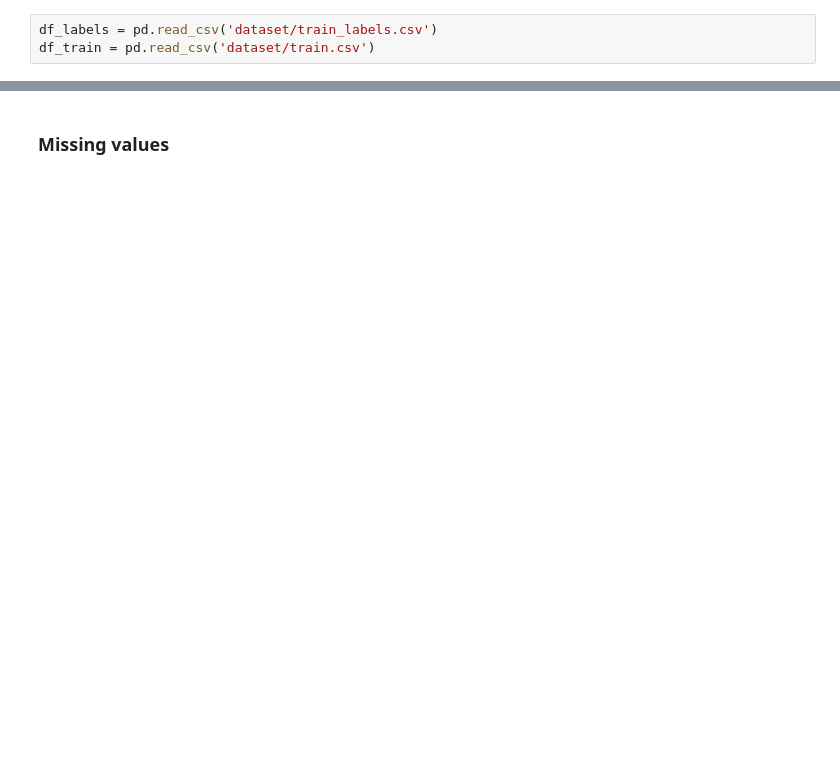
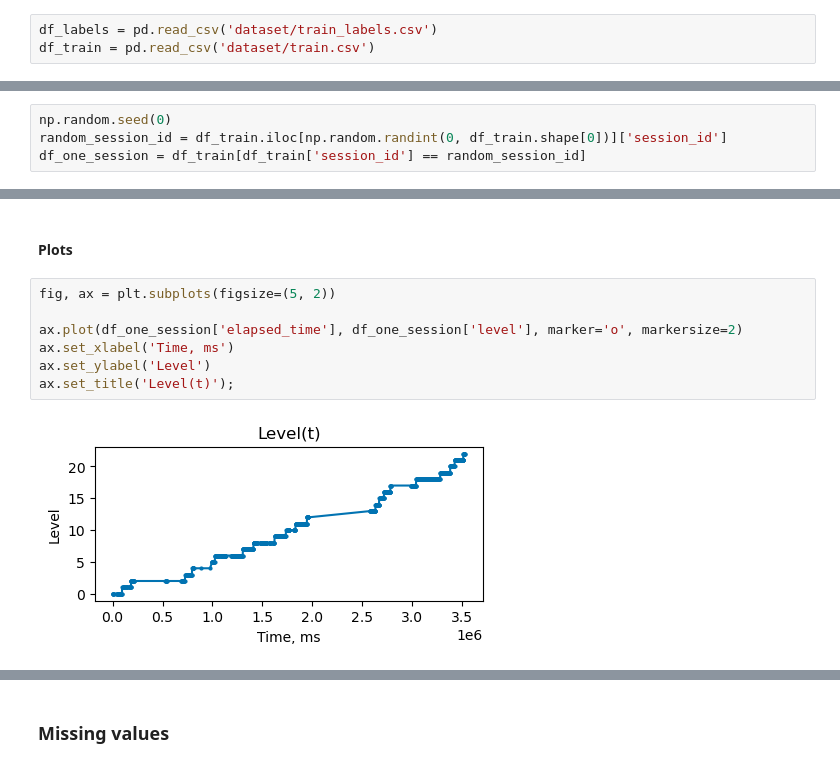
Before and after one commit to kuzmatsukanov/kaggle_predict_student_performance, a Jupyter notebook: kaggle_Predict_Student_Performance.ipynb, the cells around one changed output, grey strips where cells are left out. Drawn from its saved outputs; the diff is of its cells as text; blank space fills up the shorter version.

```diff
--- a/kaggle_Predict_Student_Performance.ipynb
+++ b/kaggle_Predict_Student_Performance.ipynb
@@ -165,0 +254,4 @@ dtype: int64
+# %%
+np.random.seed(0)
+random_session_id = df_train.iloc[np.random.randint(0, df_train.shape[0])]['session_id']
+df_one_session = df_train[df_train['session_id'] == random_session_id]
@@ -165,0 +262,11 @@ dtype: int64
+# %% [markdown]
+#### Plots
+# %%
+fig, ax = plt.subplots(figsize=(5, 2))
+
+ax.plot(df_one_session['elapsed_time'], df_one_session['level'], marker='o', markersize=2)
+ax.set_xlabel('Time, ms')
+ax.set_ylabel('Level')
+ax.set_title('Level(t)');
+# %% [output]
+[figure, added]
```
Also changed, not shown: parts of 46 cells of this notebook, 1 other file.
